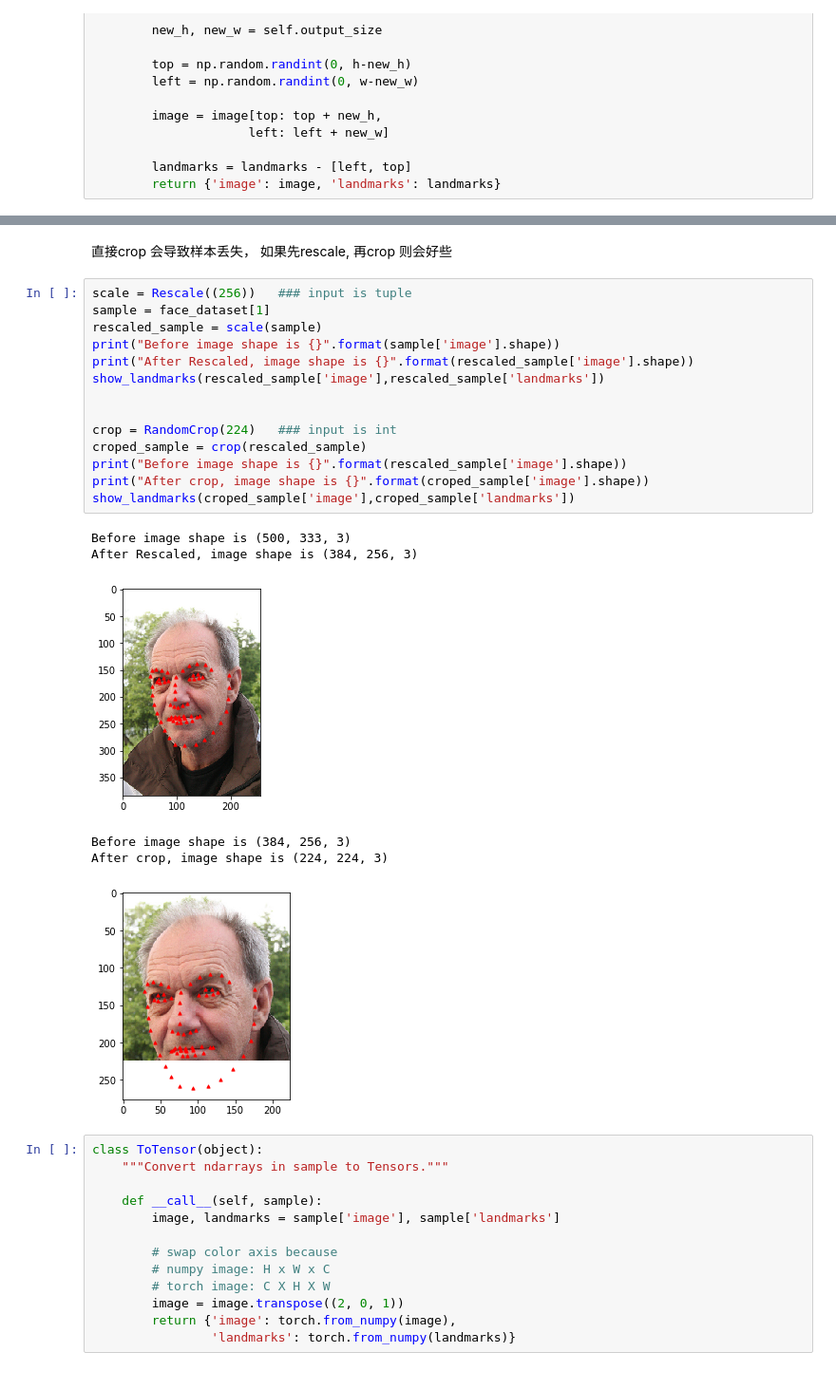
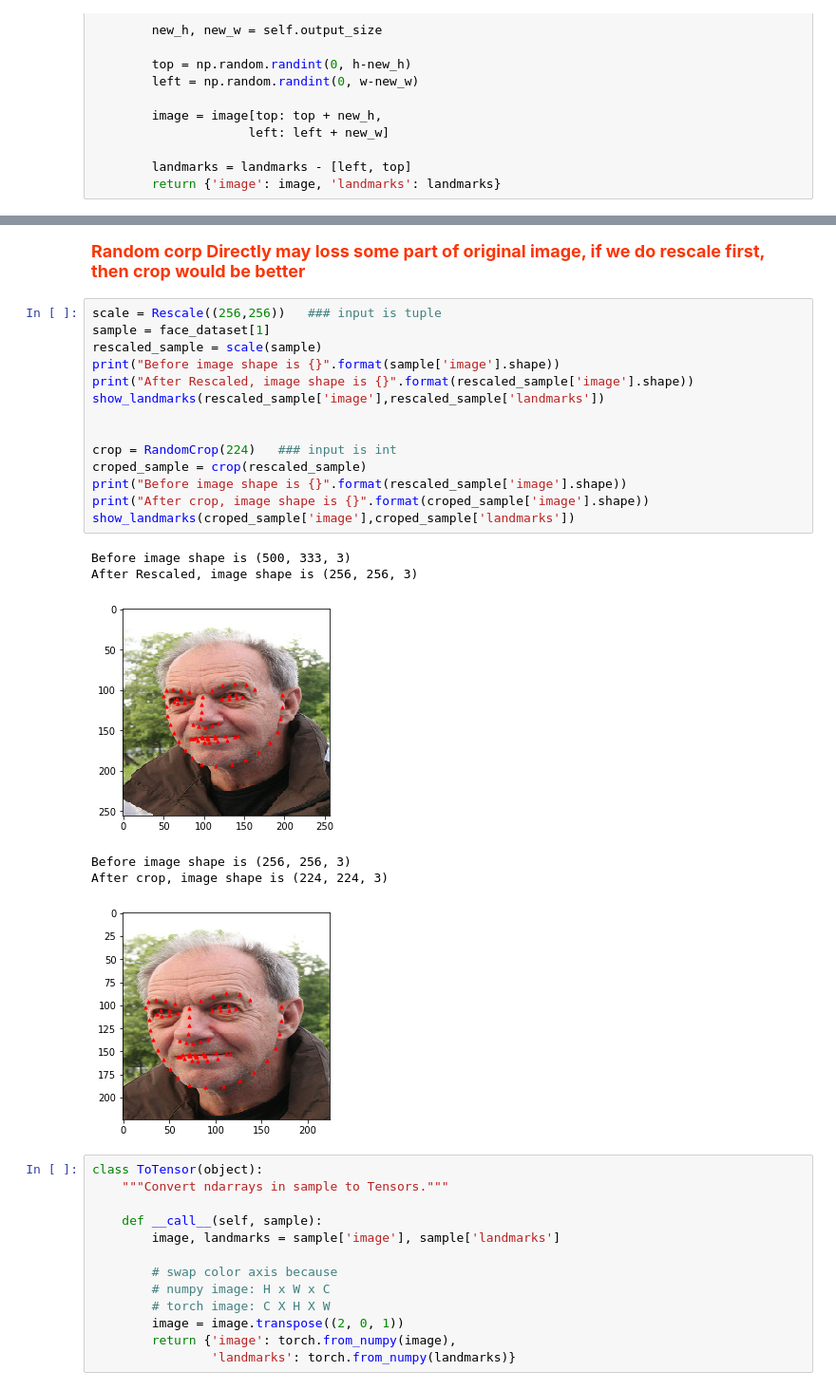
Before and after one commit to hanqingguo/pytorchNote, a Jupyter notebook: Face_detection.ipynb, the cells around one changed output, grey strips where cells are left out. Shown at 95% size. Drawn from its saved outputs; the diff is of its cells as text.

```diff
--- a/Face_detection.ipynb
+++ b/Face_detection.ipynb
@@ -222,26 +236,26 @@ After Rescaled, image shape is (224, 224, 3)
-# %% [markdown]
-直接crop 会导致样本丢失， 如果先rescale, 再crop 则会好些
+# %% [markdown]
+<p style="color: #F93606; font-family: Babas; font-size: 18px;"><b>Random corp Directly may loss some part of original image, if we do rescale first, then crop would be better</b></p>
 # %%
-scale = Rescale((256))   ### input is tuple
+scale = Rescale((256,256))   ### input is tuple
 sample = face_dataset[1]
 rescaled_sample = scale(sample)
 print("Before image shape is {}".format(sample['image'].shape))
 print("After Rescaled, image shape is {}".format(rescaled_sample['image'].shape))
 show_landmarks(rescaled_sample['image'],rescaled_sample['landmarks'])
 
 
 crop = RandomCrop(224)   ### input is int
 croped_sample = crop(rescaled_sample)
 print("Before image shape is {}".format(rescaled_sample['image'].shape))
 print("After crop, image shape is {}".format(croped_sample['image'].shape))
 show_landmarks(croped_sample['image'],croped_sample['landmarks'])
 # %% [output]
 Before image shape is (500, 333, 3)
-After Rescaled, image shape is (384, 256, 3)
+After Rescaled, image shape is (256, 256, 3)
-[figure, old version]
+[figure, new version]
-Before image shape is (384, 256, 3)
+Before image shape is (256, 256, 3)
 After crop, image shape is (224, 224, 3)
-[figure, old version]
+[figure, new version]
 # %%
 class ToTensor(object):
     """Convert ndarrays in sample to Tensors."""
```
Also changed, not shown: parts of 29 cells of this notebook, 5 other files.
